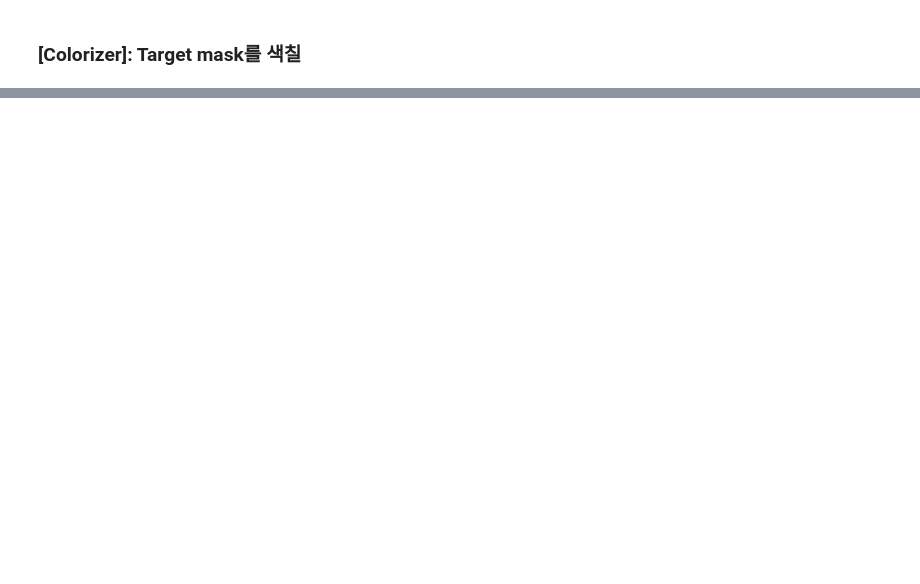
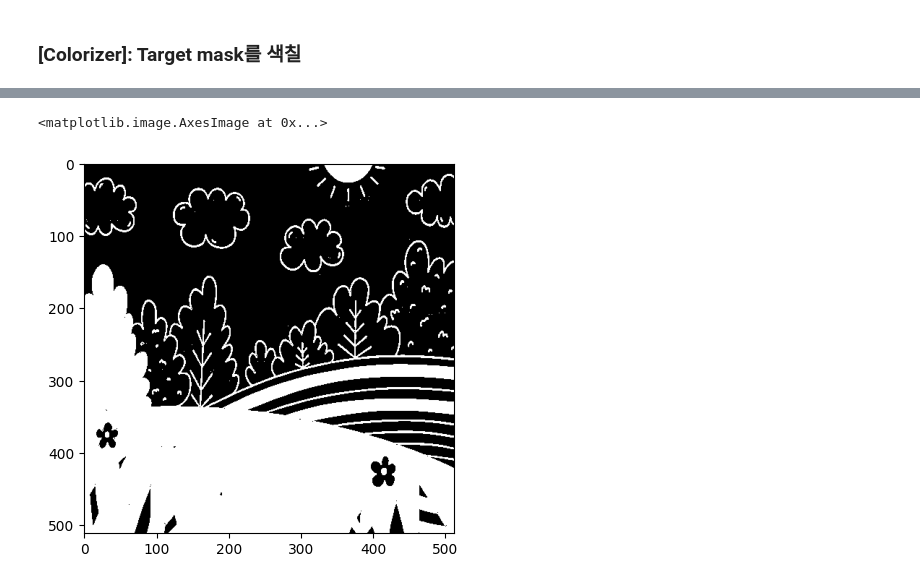
Before and after one commit to MintyProtein/interactive-colorization, a Jupyter notebook: demo.ipynb, the cells around one changed output, grey strips where cells are left out. Cells and saved outputs as stored; diff of their text form; code cells hidden in the pictures; blank space fills up the shorter version.

```diff
--- a/demo.ipynb
+++ b/demo.ipynb
@@ -70,0 +106,6 @@ TypeError: __init__() missing 4 required positional arguments: 'model', 'sampler
+# %%
+color_mask = regionSelecter.get_color_mask(img)
+plt.imshow(color_mask, cmap='gray')
+# %% [output]
+<matplotlib.image.AxesImage at 0x...>
+[figure, added]
```
Also changed, not shown: parts of 11 cells of this notebook, 52 other files.
